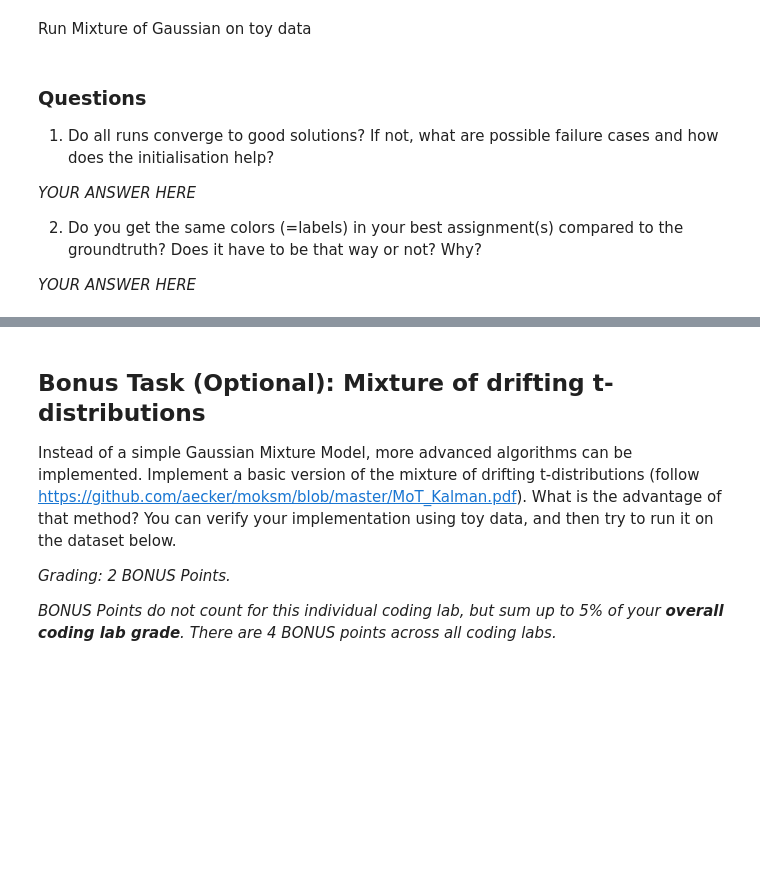
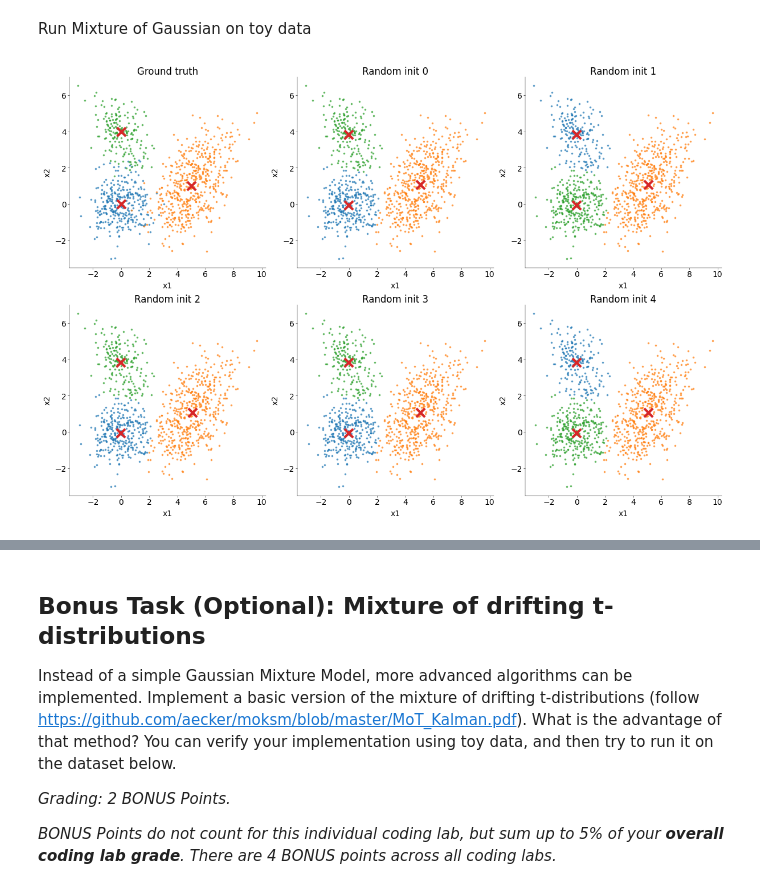
Before and after one commit to moistsoy/Neural-Data-Science, a Jupyter notebook: Lab2/notebooks/CodingLab2.ipynb, the cells around one changed output, grey strips where cells are left out. Drawn from its saved outputs; the diff is of its cells as text; code cells hidden in the pictures; blank space fills up the shorter version.

Commit message:
Task 2:Gaussian mixture model on our random toy data

```diff
--- a/Lab2/notebooks/CodingLab2.ipynb
+++ b/Lab2/notebooks/CodingLab2.ipynb
@@ -247,10 +274,39 @@ Run Mixture of Gaussian on toy data
-# %% [markdown]
-### Questions
-
-1) Do all runs converge to good solutions? If not, what are possible failure cases and how does the initialisation help?
-
-_YOUR ANSWER HERE_
-
-2) Do you get the same colors (=labels) in your best assignment(s) compared to the groundtruth? Does it have to be that way or not? Why?
-
-_YOUR ANSWER HERE_
+# %%
+# -------------------------------------------------------------------------
+# Run the algorithm with 5 random inits on the toy data, plot and compare original and
+# assigned clusters and answer the questions (1+1 pts)
+# -------------------------------------------------------------------------
+
+fig, axes = plt.subplots(2, 3, figsize=(12, 8), layout="constrained")
+axes = axes.ravel()
+
+# ground truth
+for k in range(3):
+    axes[0].scatter(
+        x[labels == k, 0], x[labels == k, 1], s=10, alpha=0.6, label=f"Cluster {k+1}"
+    )
+
+axes[0].scatter(m[:, 0], m[:, 1], marker="x", s=120, linewidths=3, label="True means")
+axes[0].set_title("Ground truth")
+axes[0].set_xlabel("x1")
+axes[0].set_ylabel("x2")
+
+# 5 random initializations
+for seed in range(5):
+    labels_pred, m_fit, S_fit, p_fit = fit_mog(
+        x, n_clusters=3, n_iters=50, random_seed=seed, init="random"
+    )
+
+    ax_i = axes[seed + 1]
+
+    for k in range(3):
+        ax_i.scatter(x[labels_pred == k, 0], x[labels_pred == k, 1], s=10, alpha=0.6)
+
+    ax_i.scatter(m_fit[:, 0], m_fit[:, 1], marker="x", s=120, linewidths=3)
+    ax_i.set_title(f"Random init {seed}")
+    ax_i.set_xlabel("x1")
+    ax_i.set_ylabel("x2")
+
+plt.show()
+# %% [output]
+[figure, added]
```
Also changed, not shown: parts of 4 cells of this notebook.
